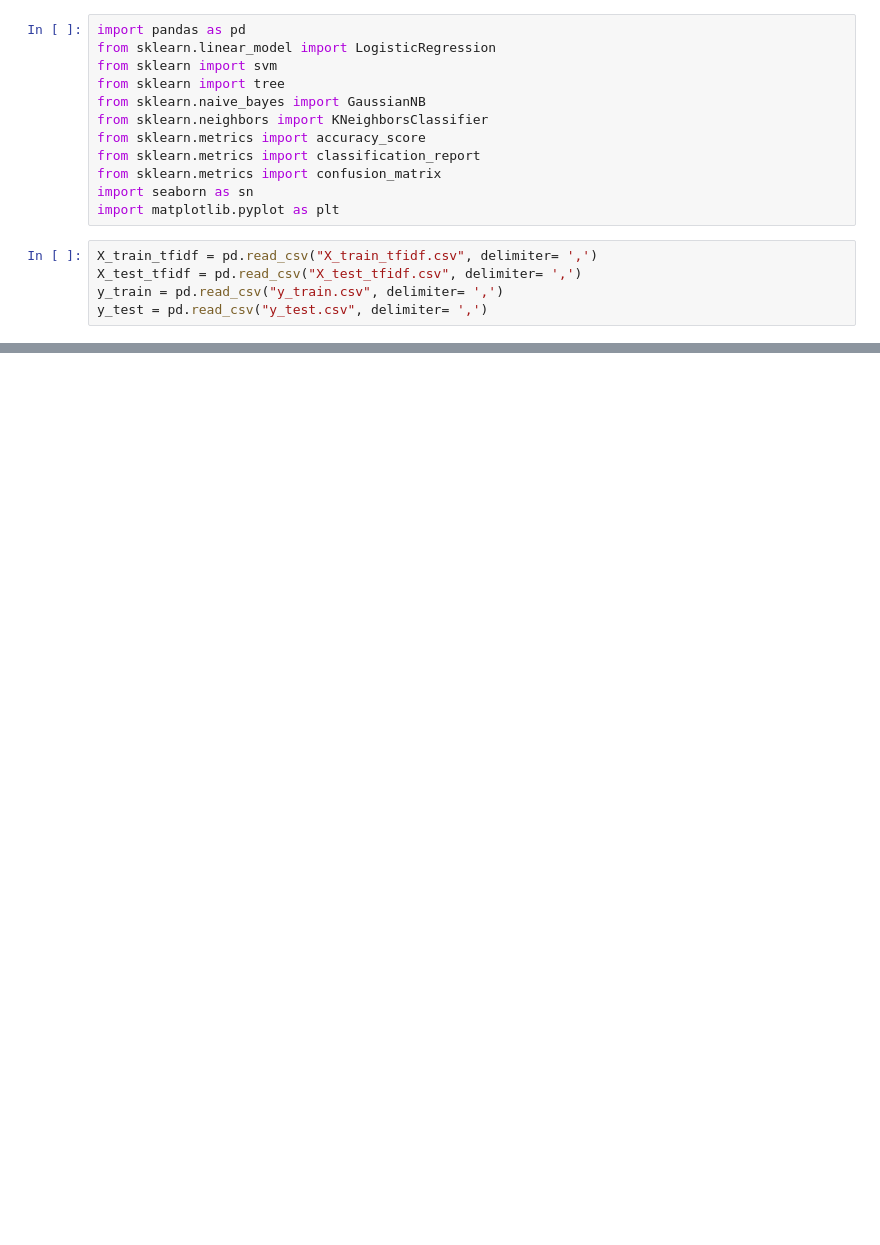
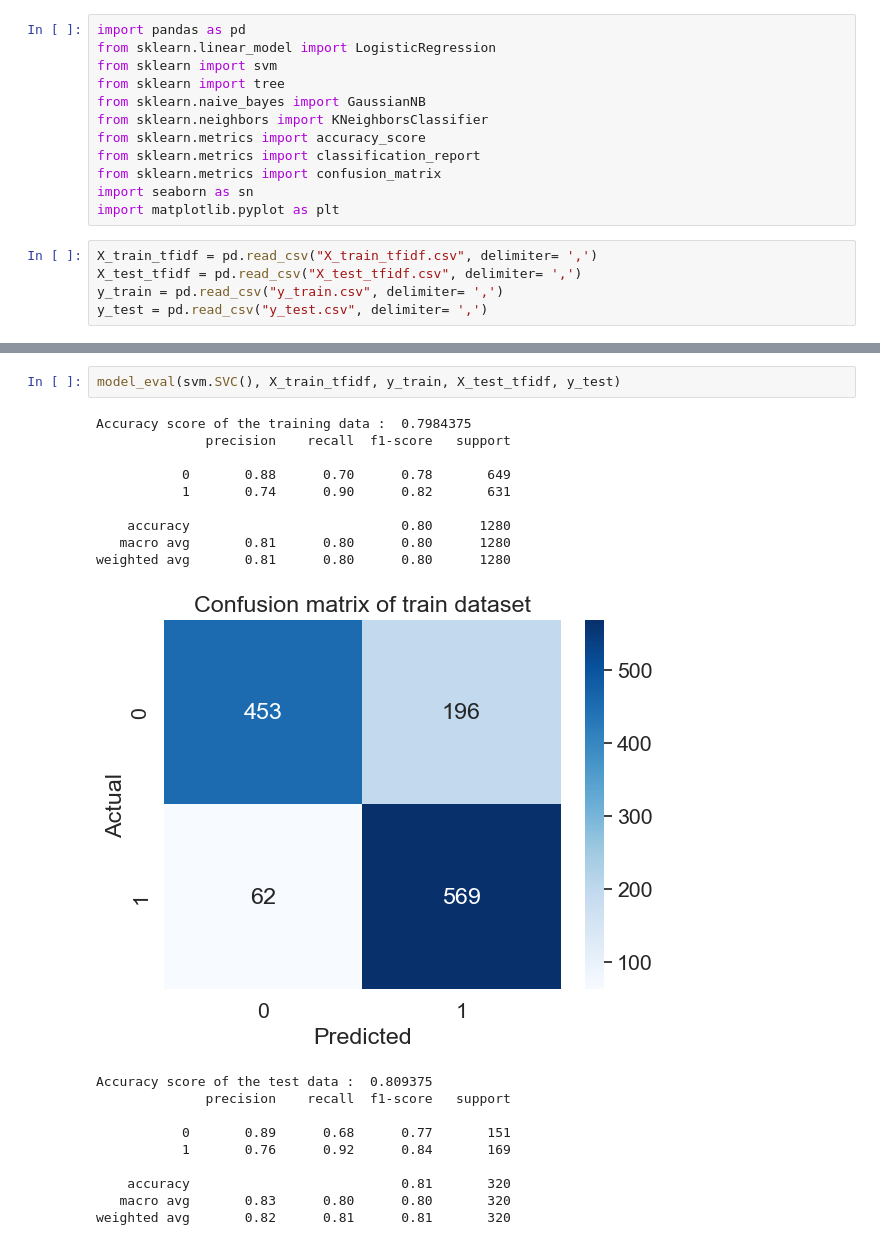
Before and after one commit to csauyong/fake-review, a Jupyter notebook: analysis/model.ipynb, the cells around one changed output, grey strips where cells are left out. Drawn from its saved outputs; the diff is of its cells as text; blank space fills up the shorter version.

```diff
--- a/analysis/model.ipynb
+++ b/analysis/model.ipynb
@@ -140,0 +162,22 @@ weighted avg       0.93      0.93      0.93      1280
+# %%
+model_eval(svm.SVC(), X_train_tfidf, y_train, X_test_tfidf, y_test)
+# %% [output]
+Accuracy score of the training data :  0.7984375
+              precision    recall  f1-score   support
+
+           0       0.88      0.70      0.78       649
+           1       0.74      0.90      0.82       631
+
+    accuracy                           0.80      1280
+   macro avg       0.81      0.80      0.80      1280
+weighted avg       0.81      0.80      0.80      1280
+[figure, added]
+Accuracy score of the test data :  0.809375
+              precision    recall  f1-score   support
+
+           0       0.89      0.68      0.77       151
+           1       0.76      0.92      0.84       169
+
+    accuracy                           0.81       320
+   macro avg       0.83      0.80      0.80       320
+weighted avg       0.82      0.81      0.81       320
```
Also changed, not shown: parts of 20 cells of this notebook.
